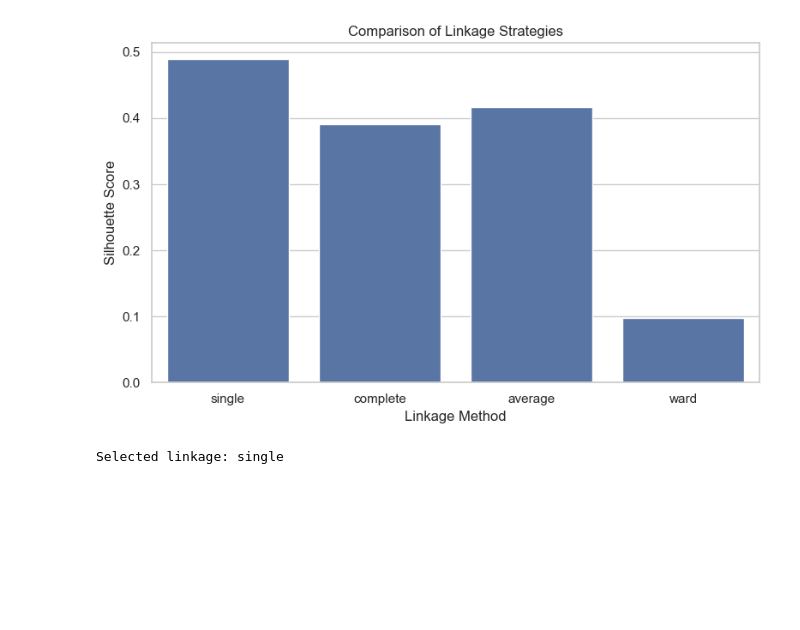
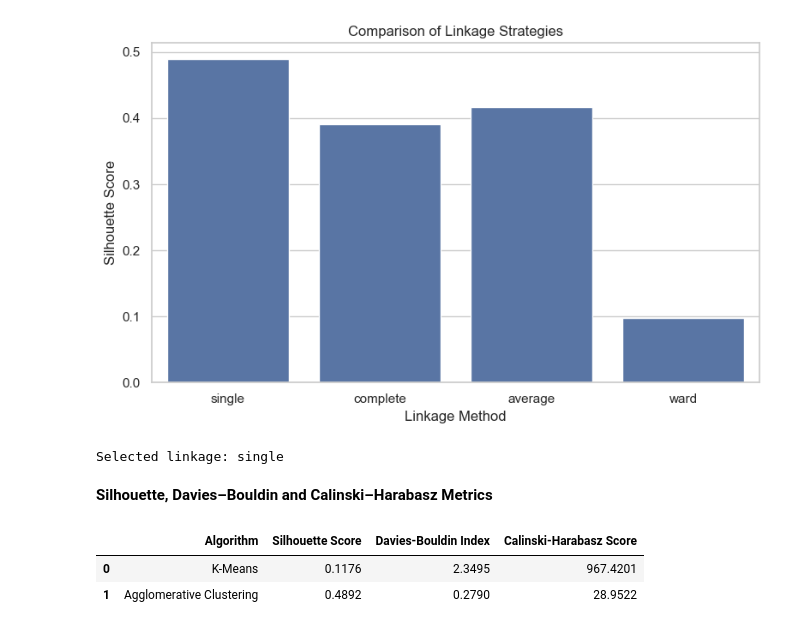
Before and after one commit to Meghana-PV/ml_caseStudy, a Jupyter notebook: notebooks/clustering.ipynb, the cells around one changed output. Cells and saved outputs as stored; diff of their text form; code cells hidden in the pictures; blank space fills up the shorter version.

Commit message:
Add hierarchical clustering evaluation metrics

```diff
--- a/notebooks/clustering.ipynb
+++ b/notebooks/clustering.ipynb
@@ -734,3 +734,54 @@ best_linkage = linkage_df.loc[
 print("Selected linkage:", best_linkage)
 # %% [output]
 Selected linkage: single
+# %% [markdown]
+__Silhouette, Davies–Bouldin and Calinski–Harabasz Metrics__
+# %%
+# Fit the selected hierarchical model
+best_hierarchical_model = AgglomerativeClustering(
+    n_clusters=BEST_K,
+    linkage=best_linkage
+)
+
+best_hierarchical_labels = (
+    best_hierarchical_model.fit_predict(X_sample)
+)
+
+# Evaluate hierarchical clustering
+hierarchical_silhouette = silhouette_score(
+    X_sample, best_hierarchical_labels
+)
+
+hierarchical_db = davies_bouldin_score(
+    X_sample, best_hierarchical_labels
+)
+
+hierarchical_ch = calinski_harabasz_score(
+    X_sample, best_hierarchical_labels
+)
+
+# Create the final comparison table
+final_results = pd.DataFrame({
+    "Algorithm": [
+        "K-Means",
+        "Agglomerative Clustering"
+    ],
+    "Silhouette Score": [
+        kmeans_silhouette,
+        hierarchical_silhouette
+    ],
+    "Davies-Bouldin Index": [
+        kmeans_db,
+        hierarchical_db
+    ],
+    "Calinski-Harabasz Score": [
+        kmeans_ch,
+        hierarchical_ch
+    ]
+})
+
+display(final_results.round(4))
+# %% [output]
+|  | Algorithm | Silhouette Score | Davies-Bouldin Index | Calinski-Harabasz Score |
+| 0 | K-Means | 0.1176 | 2.3495 | 967.4201 |
+| 1 | Agglomerative Clustering | 0.4892 | 0.2790 | 28.9522 |
```
